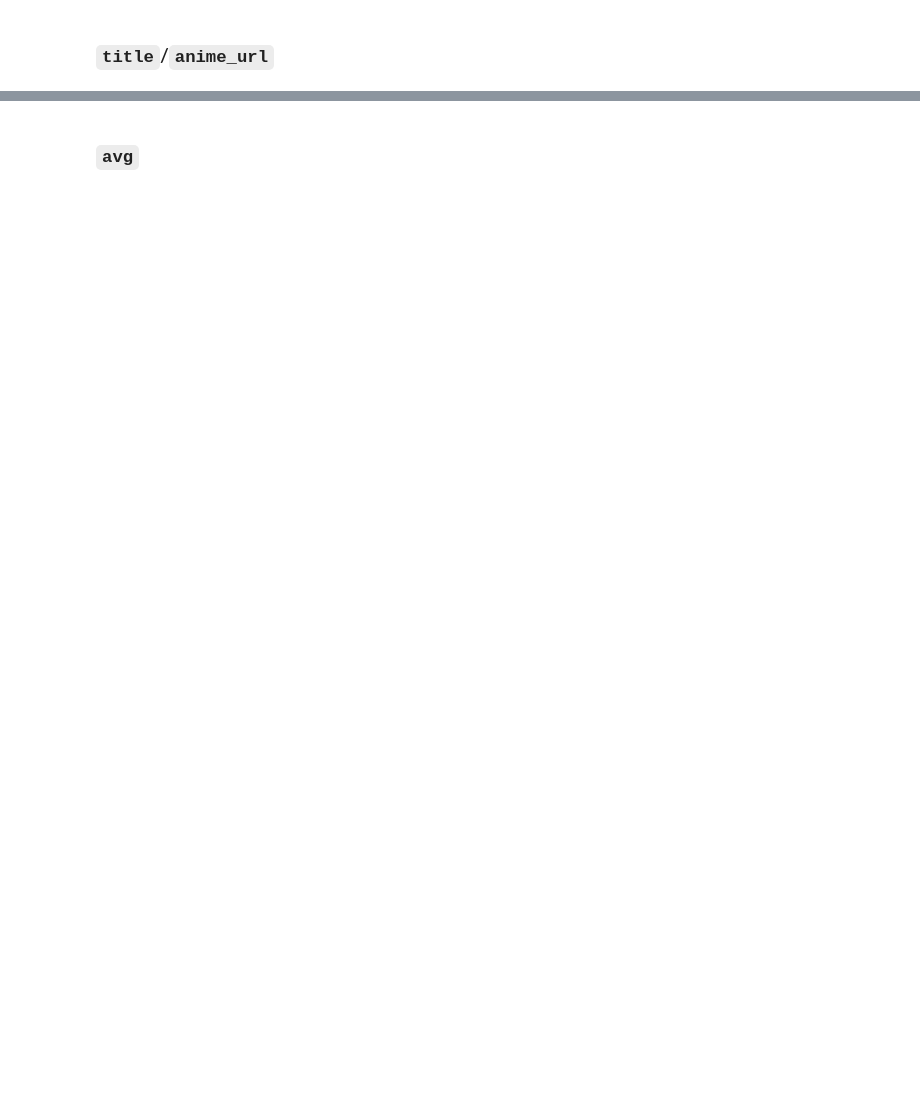
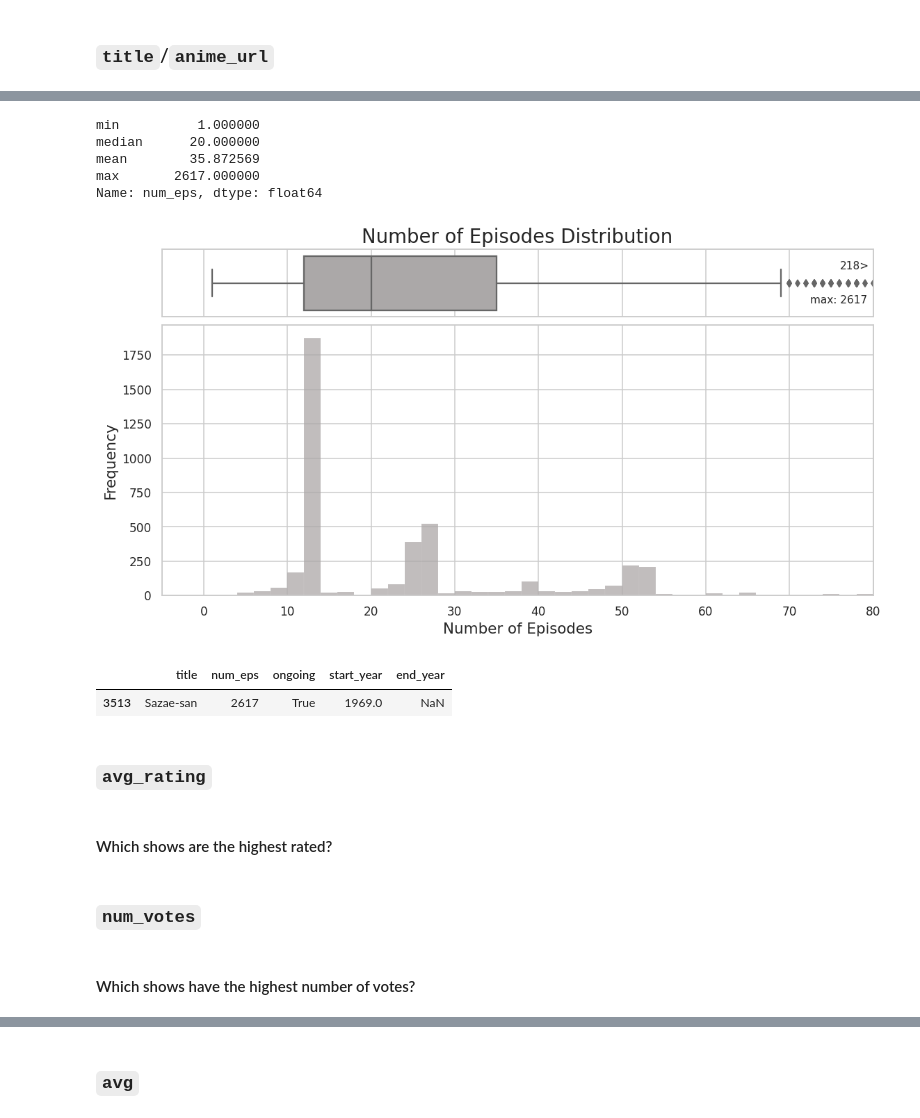
Before and after one commit to alancmathew/anime-recommendation-engine, a Jupyter notebook: notebooks/08_exploratoryDataAnalysis.ipynb, the cells around one changed output, grey strips where cells are left out. Saved outputs shown, nothing was run; the diff lists cells and outputs as text; code cells hidden in the pictures; blank space fills up the shorter version.

```diff
--- a/notebooks/08_exploratoryDataAnalysis.ipynb
+++ b/notebooks/08_exploratoryDataAnalysis.ipynb
@@ -9,3 +9,11 @@ grey = '#696969'
 # %%
 df = pd.read_pickle('../data/watch_list_clean.pkl.xz')
+# %%
+anime = df[['title', 'num_eps', 'ongoing', 'duration', 'studio', 'start_year',
+            'end_year', 'season', 'avg_rating', 'num_votes', 'synopsis', 'tags', 'content_warnings',
+            'url']].drop_duplicates(['title', 'url'],
+                                    ignore_index=True).sort_values('avg_rating',
+                                                                   ascending=False,
+                                                                   ignore_index=True).copy(deep=True)
+anime[['start_year', 'end_year']] = anime[['start_year', 'end_year']].replace('TBA', np.NaN).astype('float')
 # %%
@@ -44,0 +59,35 @@ plt.show()
+# %%
+anime['num_eps'].agg(['min', 'median', 'mean', 'max'])
+# %% [output]
+min          1.000000
+median      20.000000
+mean        35.872569
+max       2617.000000
+Name: num_eps, dtype: float64
+# %%
+fig, axs = plt.subplots(2, 1, sharex=True, gridspec_kw={"height_ratios": (.2, .8)}, figsize=(12, 6), dpi=110)
+fig.subplots_adjust(wspace=0, hspace=0.05)
+sns.set_theme(font_scale=1, style='whitegrid')
+sns.boxplot(x='num_eps', data=anime, color=grey, ax=axs[0])
+sns.histplot(x='num_eps', data=anime, bins=range(0, 116, 2), color=grey, ax=axs[1])
+
+axs[0].set_title('Number of Episodes Distribution', fontdict={'fontsize':18})
+axs[0].set_xlabel('')
+axs[0].text(x=76, y=-0.2, s=f"{anime.query('num_eps > 80').shape[0]}>", fontdict={'fontsize':10})
+axs[0].text(x=72.5, y=0.3, s=f"max: {anime['num_eps'].max()}", fontdict={'fontsize':10})
+
+axs[1].set_xlabel('Number of Episodes', fontdict={'fontsize':14})
+axs[1].set_ylabel('Frequency', fontdict={'fontsize':14})
+axs[1].set_xlim(-5, 80)
+plt.show()
+# %% [output]
+[figure, added]
+# %%
+anime.loc[anime['num_eps'] == anime['num_eps'].max(), ['title', 'num_eps', 'ongoing', 'start_year', 'end_year']]
+# %% [output]
+|  | title | num_eps | ongoing | start_year | end_year |
+| 3513 | Sazae-san | 2617 | True | 1969.0 | NaN |
+# %% [markdown]
+### `avg_rating`
+# %% [markdown]
+#### Which shows are the highest rated?
@@ -44,0 +105,4 @@ plt.show()
+# %% [markdown]
+### `num_votes`
+# %% [markdown]
+#### Which shows have the highest number of votes?
```
Also changed, not shown: parts of 31 cells of this notebook, 6 other files.
